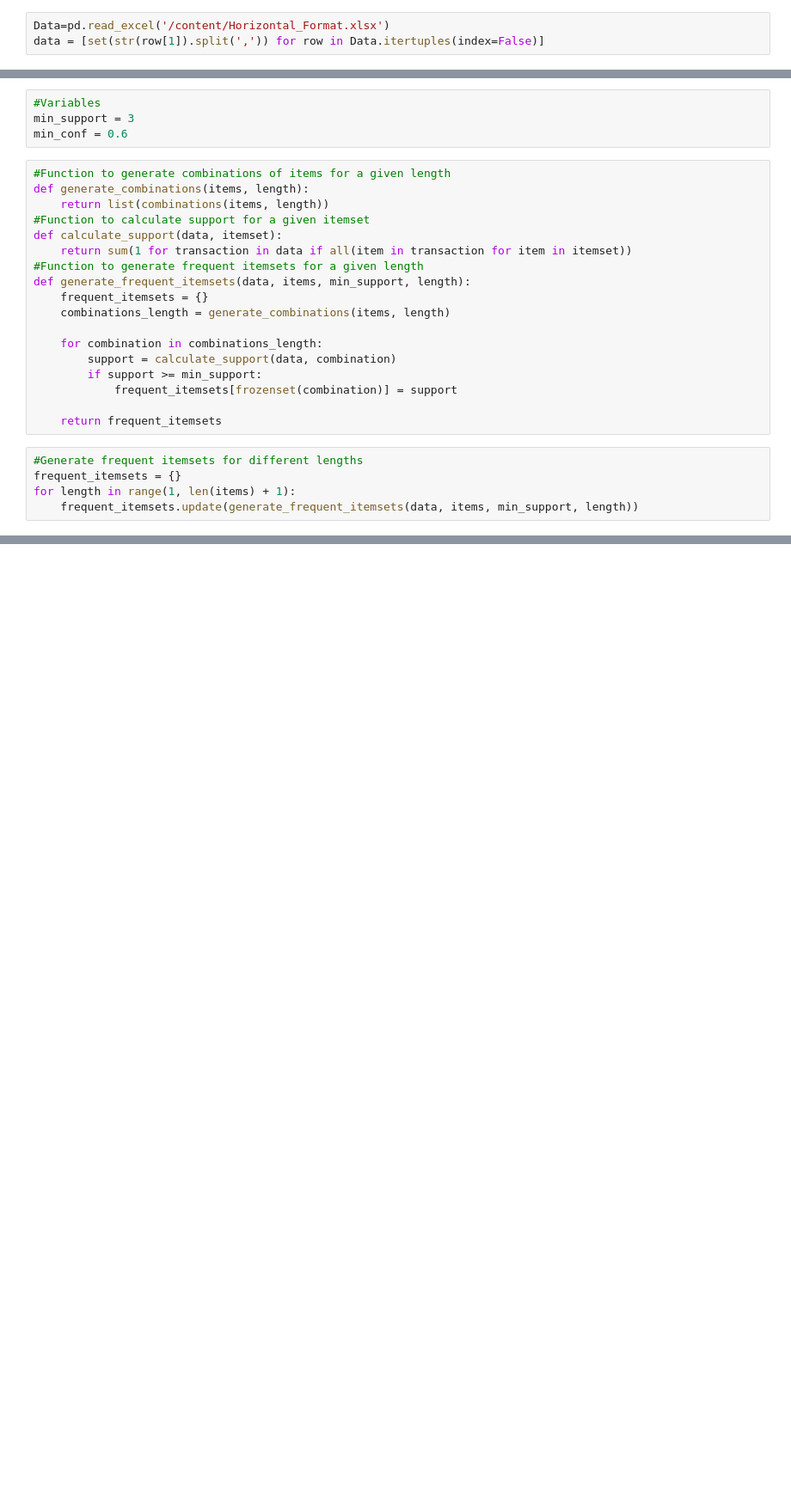
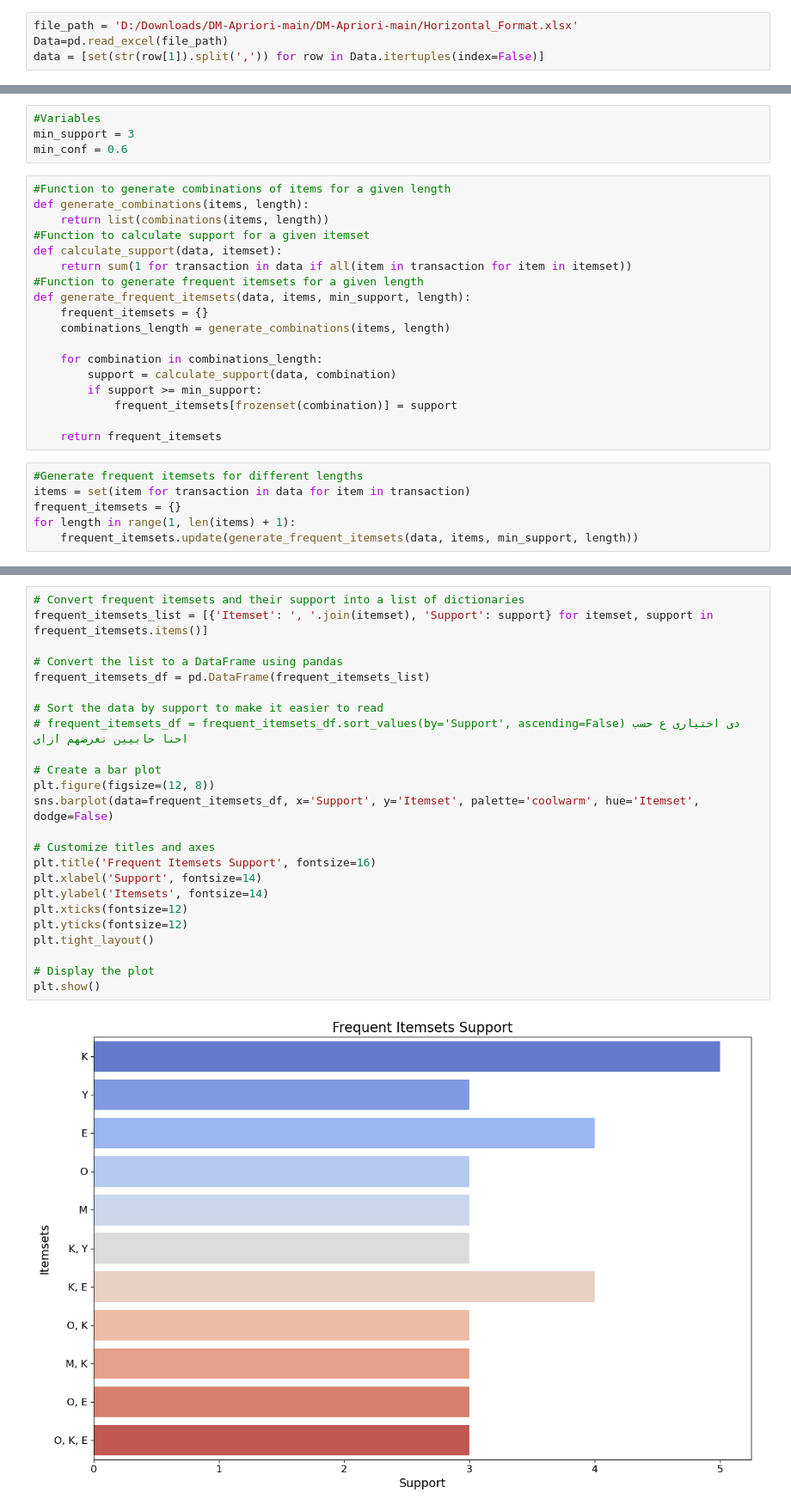
Before and after one commit to BiiBo0/DM-Apriori, a Jupyter notebook: DM.ipynb, the cells around one changed output, grey strips where cells are left out. Shown: that part at 86% size. Cells and saved outputs as stored; diff of their text form; blank space fills up the shorter version.

Commit message:
Add files via upload
bar charts and association rules.

```diff
--- a/DM.ipynb
+++ b/DM.ipynb
@@ -16,5 +18,6 @@ Requirement already satisfied: et-xmlfile in /usr/local/lib/python3.10/dist-pack
 # %%
-Data=pd.read_excel('/content/Horizontal_Format.xlsx')
+file_path = 'D:/Downloads/DM-Apriori-main/DM-Apriori-main/Horizontal_Format.xlsx'
+Data=pd.read_excel(file_path)
 data = [set(str(row[1]).split(',')) for row in Data.itertuples(index=False)]
 # %%
 # print(data)
@@ -42,6 +45,7 @@ def generate_frequent_itemsets(data, items, min_support, length):
     return frequent_itemsets
 # %%
 #Generate frequent itemsets for different lengths
+items = set(item for transaction in data for item in transaction)
 frequent_itemsets = {}
 for length in range(1, len(items) + 1):
     frequent_itemsets.update(generate_frequent_itemsets(data, items, min_support, length))
@@ -81,0 +86,26 @@ Itemset: {'E', 'K', 'O'}, Support: 3
+# %%
+# Convert frequent itemsets and their support into a list of dictionaries
+frequent_itemsets_list = [{'Itemset': ', '.join(itemset), 'Support': support} for itemset, support in frequent_itemsets.items()]
+
+# Convert the list to a DataFrame using pandas
+frequent_itemsets_df = pd.DataFrame(frequent_itemsets_list)
+
+# Sort the data by support to make it easier to read
+# frequent_itemsets_df = frequent_itemsets_df.sort_values(by='Support', ascending=False) دى اختيارى ع حسب احنا حابيين نعرضهم ازاى
+
+# Create a bar plot
+plt.figure(figsize=(12, 8))
+sns.barplot(data=frequent_itemsets_df, x='Support', y='Itemset', palette='coolwarm', hue='Itemset', dodge=False)
+
+# Customize titles and axes
+plt.title('Frequent Itemsets Support', fontsize=16)
+plt.xlabel('Support', fontsize=14)
+plt.ylabel('Itemsets', fontsize=14)
+plt.xticks(fontsize=12)
+plt.yticks(fontsize=12)
+plt.tight_layout()
+
+# Display the plot
+plt.show()
+# %% [output]
+[figure, added]
```
Also changed, not shown: parts of 3 cells of this notebook.
